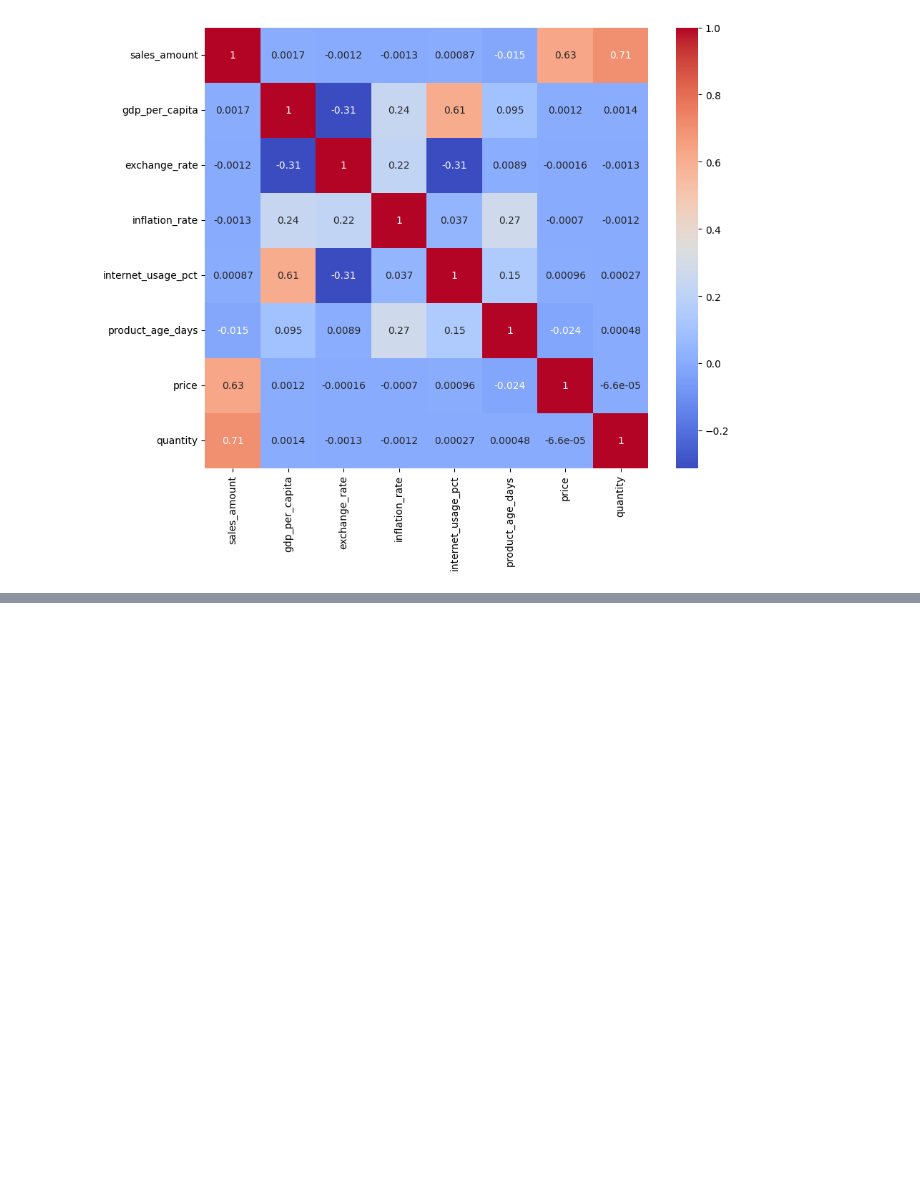
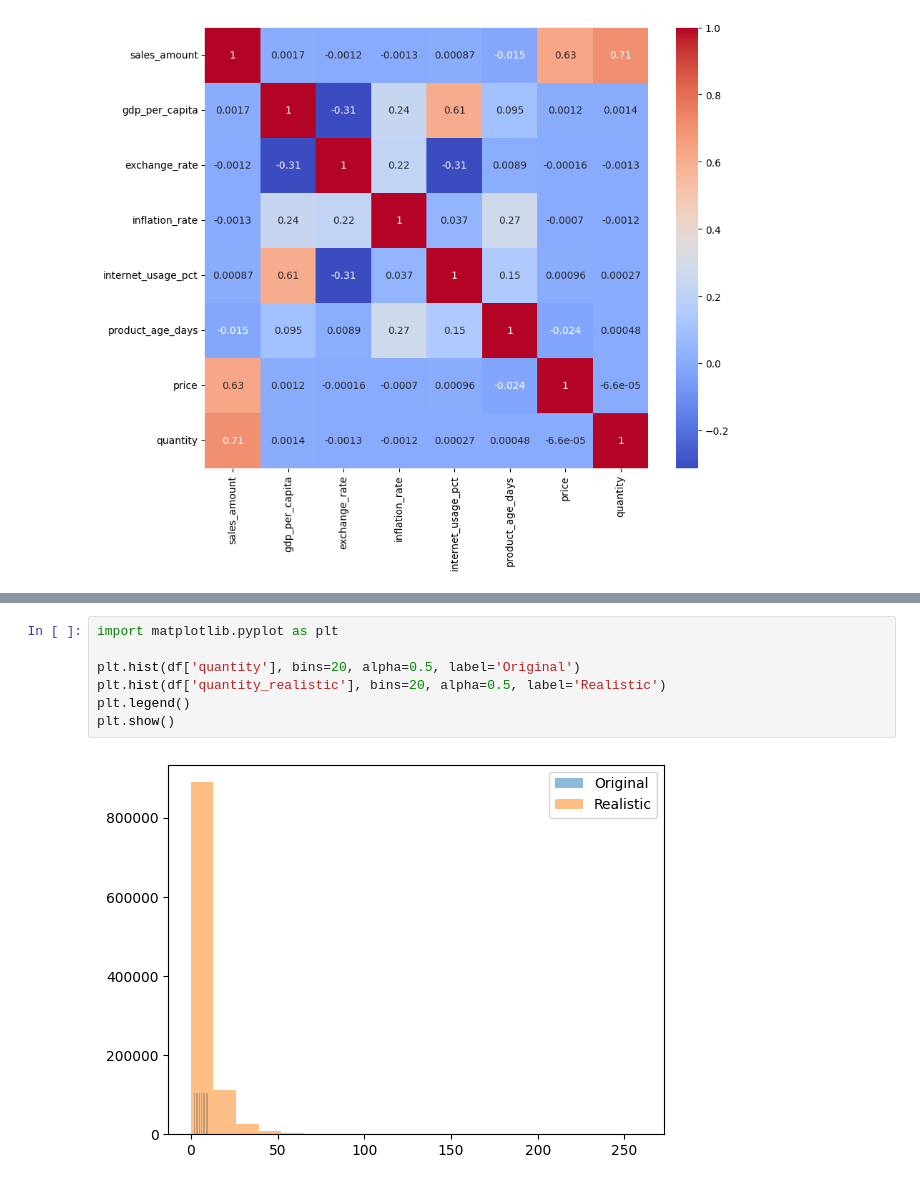
Before and after one commit to AliSherif2303/Apple-Retail-Sales-Forcasting, a Jupyter notebook: notebooks/002_preprocess_externals.ipynb, the cells around one changed output, grey strips where cells are left out. Saved outputs shown, nothing was run; the diff lists cells and outputs as text; blank space fills up the shorter version.

```diff
--- a/notebooks/002_preprocess_externals.ipynb
+++ b/notebooks/002_preprocess_externals.ipynb
@@ -328,0 +575,9 @@ plt.show()
+# %%
+import matplotlib.pyplot as plt
+
+plt.hist(df['quantity'], bins=20, alpha=0.5, label='Original')
+plt.hist(df['quantity_realistic'], bins=20, alpha=0.5, label='Realistic')
+plt.legend()
+plt.show()
+# %% [output]
+[figure, added]
```
Also changed, not shown: parts of 48 cells of this notebook, 14 other files.
